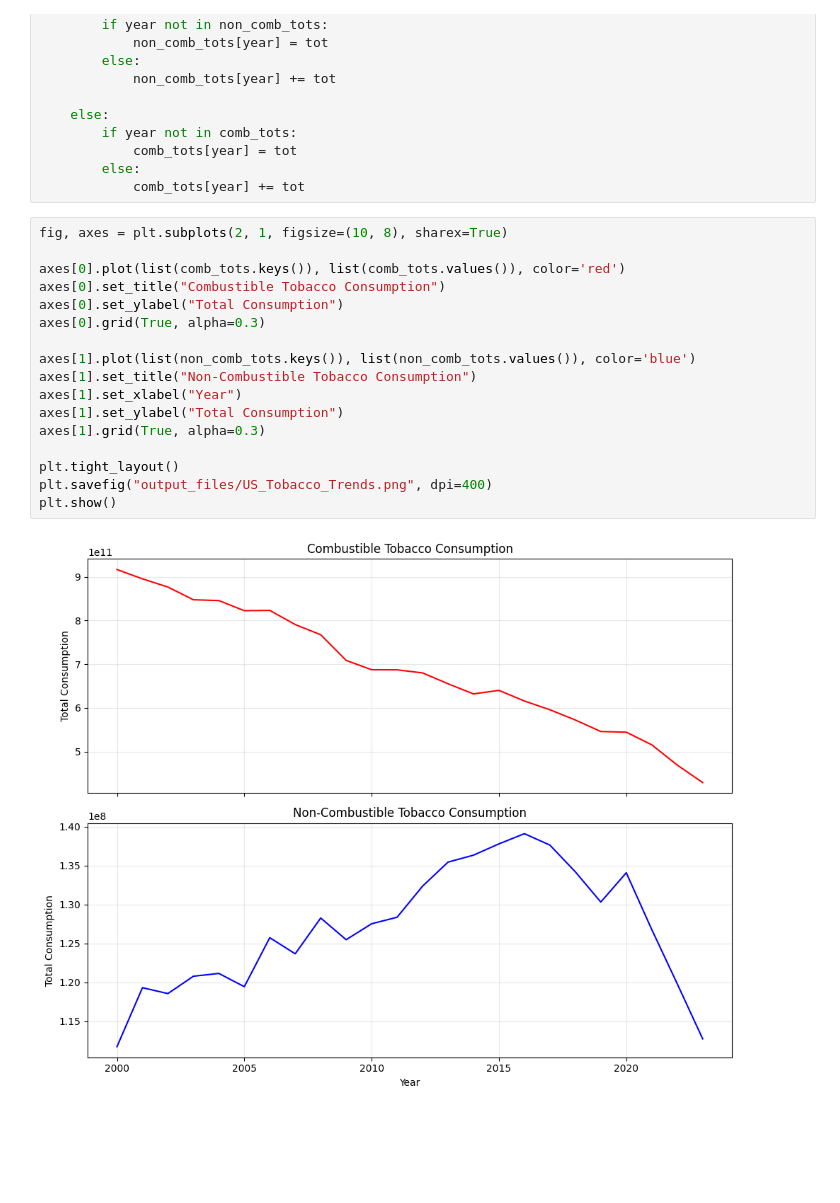
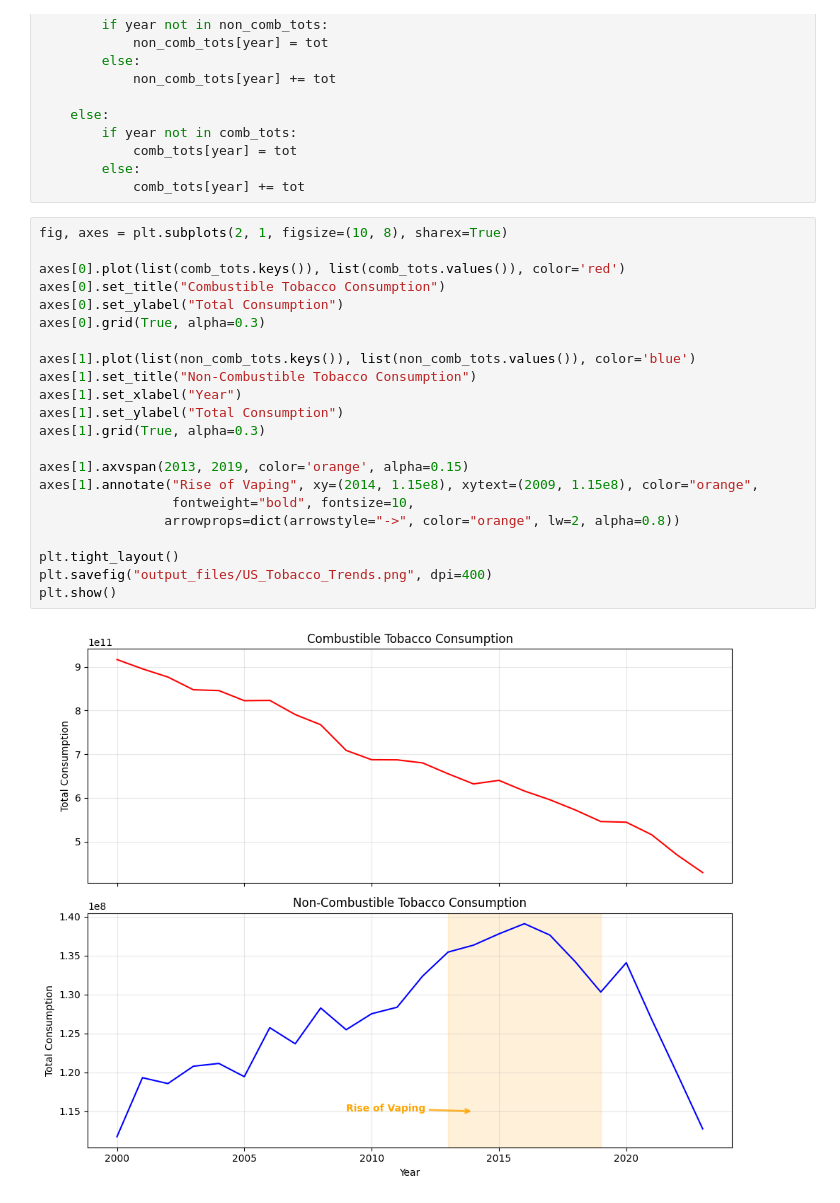
Before and after one commit to m1kelgood/CMSE402, a Jupyter notebook: PCAs/PCA17.ipynb, the cells around one changed output. Drawn from its saved outputs; the diff is of its cells as text; blank space fills up the shorter version.

```diff
--- a/PCAs/PCA17.ipynb
+++ b/PCAs/PCA17.ipynb
@@ -40,19 +40,24 @@ for _, row in df.iterrows():
 # %%
 fig, axes = plt.subplots(2, 1, figsize=(10, 8), sharex=True)
 
 axes[0].plot(list(comb_tots.keys()), list(comb_tots.values()), color='red')
 axes[0].set_title("Combustible Tobacco Consumption")
 axes[0].set_ylabel("Total Consumption")
 axes[0].grid(True, alpha=0.3)
 
 axes[1].plot(list(non_comb_tots.keys()), list(non_comb_tots.values()), color='blue')
 axes[1].set_title("Non-Combustible Tobacco Consumption")
 axes[1].set_xlabel("Year")
 axes[1].set_ylabel("Total Consumption")
 axes[1].grid(True, alpha=0.3)
 
+axes[1].axvspan(2013, 2019, color='orange', alpha=0.15)
+axes[1].annotate("Rise of Vaping", xy=(2014, 1.15e8), xytext=(2009, 1.15e8), color="orange",
+                 fontweight="bold", fontsize=10,
+                arrowprops=dict(arrowstyle="->", color="orange", lw=2, alpha=0.8))
+
 plt.tight_layout()
 plt.savefig("output_files/US_Tobacco_Trends.png", dpi=400)
 plt.show()
 # %% [output]
-[figure, old version]
+[figure, new version]
```
Also changed, not shown: 3 other files.
